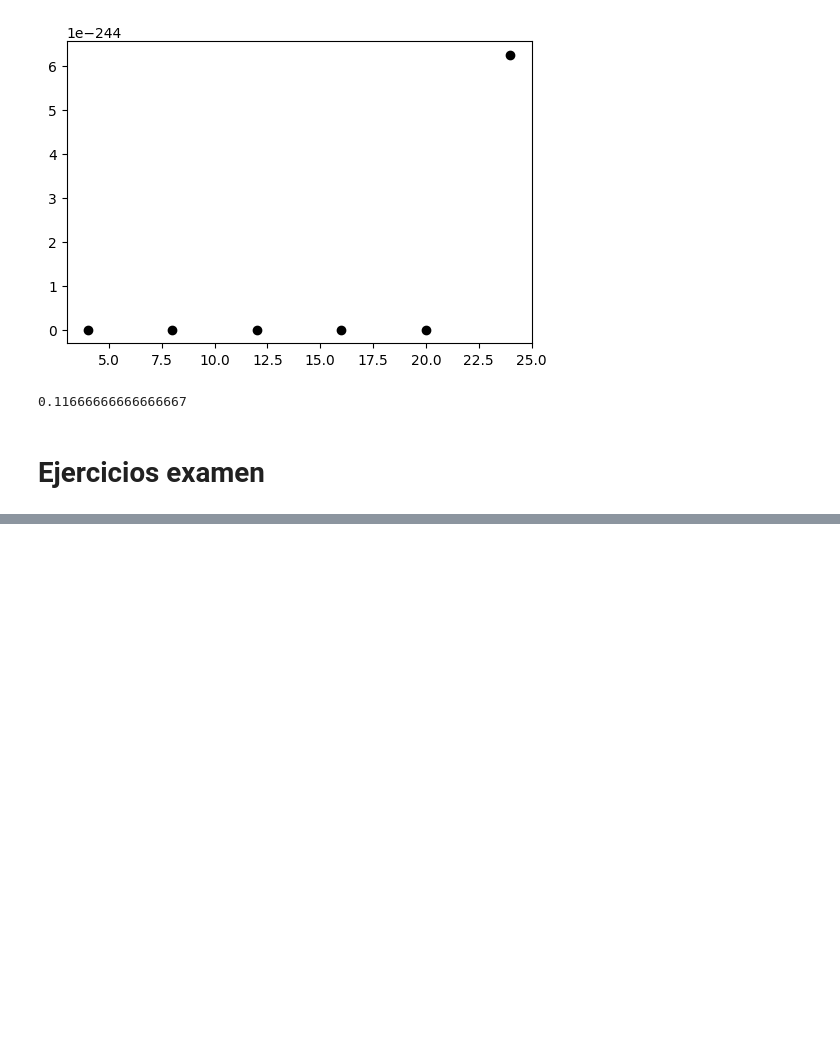
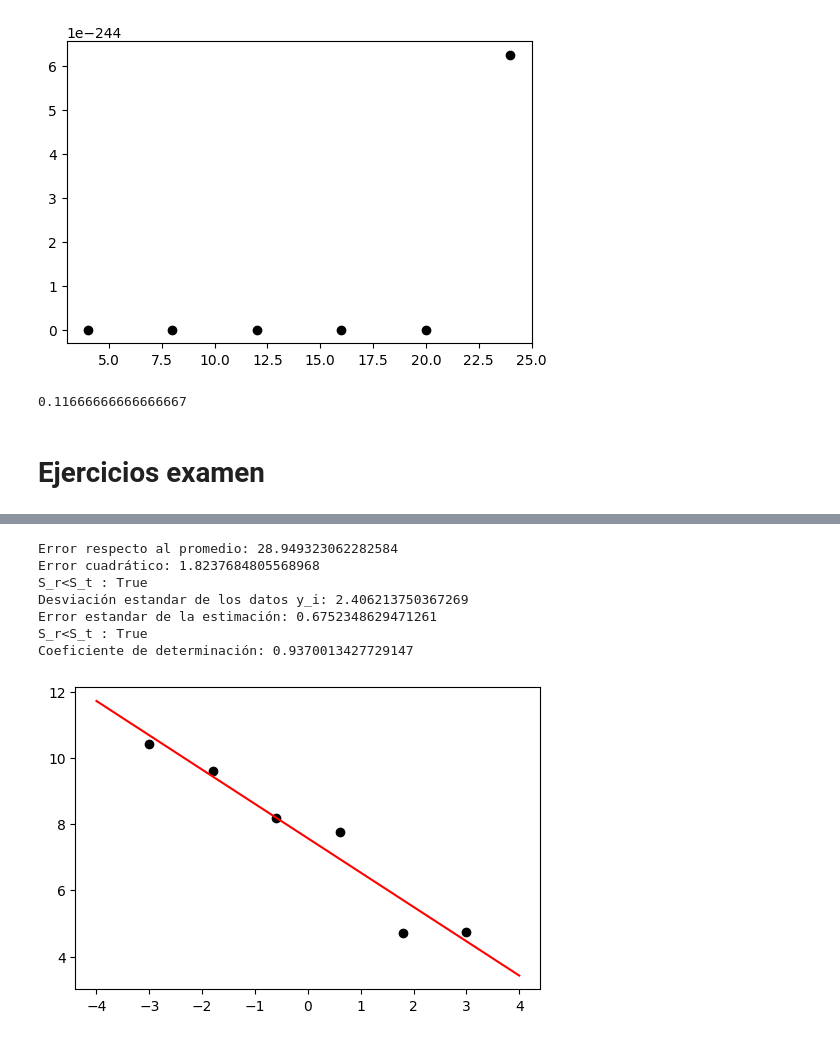
Before and after one commit to gmauricio-toledo/UNISON-teaching, a Jupyter notebook: regresion-lineal.ipynb, the cells around one changed output, grey strips where cells are left out. Cells and saved outputs as stored; diff of their text form; code cells hidden in the pictures; blank space fills up the shorter version.

```diff
--- a/regresion-lineal.ipynb
+++ b/regresion-lineal.ipynb
@@ -244,0 +244,16 @@ array([-3., -2., -1.,  0.,  1.,  2.,  3.])
+# %%
+from interpolacion_aproximacion import RegresionLineal
+
+rl = RegresionLineal(grado=1)
+rl.fit(datos)
+rl.metrics()
+rl.plot()
+# %% [output]
+Error respecto al promedio: 28.949323062282584
+Error cuadrático: 1.8237684805568968
+S_r<S_t : True
+Desviación estandar de los datos y_i: 2.406213750367269
+Error estandar de la estimación: 0.6752348629471261
+S_r<S_t : True
+Coeficiente de determinación: 0.9370013427729147
+[figure, added]
```
Also changed, not shown: parts of 5 cells of this notebook.
